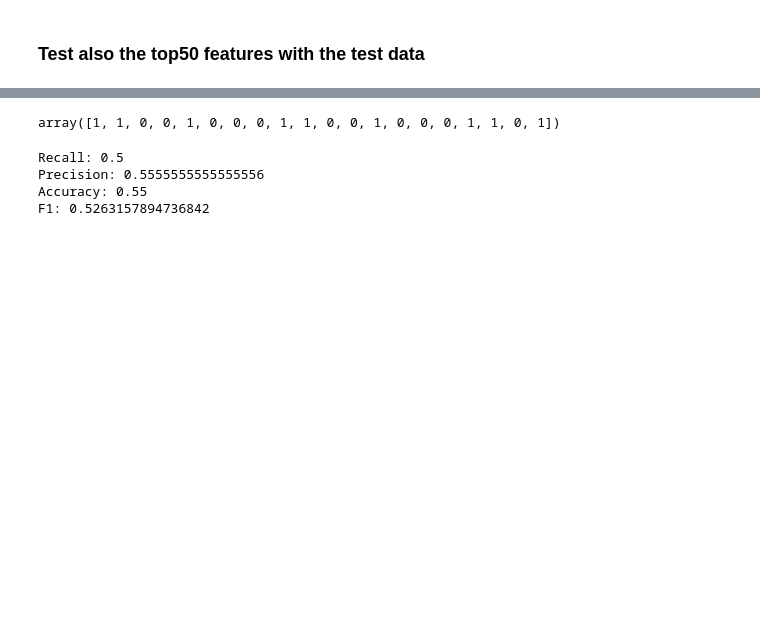
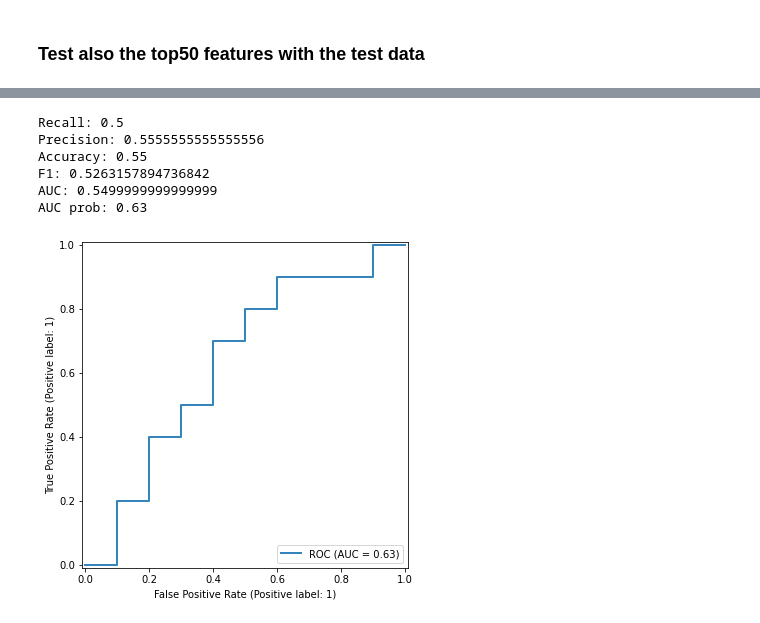
Before and after one commit to icemduru/Parkinson_Disease_Gut_Microbiota_Phage_Plasmid_Diversity_ML, a Jupyter notebook: Machine_Learning_Model/Machine_learning_prediction_model_for_GPD_relative_abundance.ipynb, the cells around one changed output, grey strips where cells are left out. Cells and saved outputs as stored; diff of their text form; code cells hidden in the pictures; blank space fills up the shorter version.

```diff
--- a/Machine_Learning_Model/Machine_learning_prediction_model_for_GPD_relative_abundance.ipynb
+++ b/Machine_Learning_Model/Machine_learning_prediction_model_for_GPD_relative_abundance.ipynb
@@ -327,5 +453,16 @@ F1: 0.8
 # %% [markdown]
 ### Test also the top50 features with the test data
+# %%
+#modify the df_transposed dataframe, so that we have only the columns of top50_names
+df_transposed_top50 = df_transposed[['sample'] + top50_names + ['condition']]
+var_names = df_transposed.columns.tolist()[1:-1]
+X_top50 = df_transposed_top50.iloc[:,1:-1]
+y_top50 = df_transposed_top50.iloc[:,-1]
+
+# the data is already normalized (we work), so we can skip normalization
+# the label vector is also binary (0: Control, 1:Parkinson), so we can skip encoding
+X_top50 = np.array(X_top50)
+y_top50 = np.array(y_top50)
 # %%
 #modify the test_set_data_t dataframe, so that we have only the columns of top50_names
 test_set_data_t_top50 = test_set_data_t[['sample'] + top50_names + ['Condition']]
@@ -340,21 +498,39 @@ y_test_top50 = np.array(y_test_top50)
 # %%
 classifier = RandomForestClassifier(max_depth=5, n_estimators=100, min_samples_split=10, random_state=6969)
 classifier.fit(X_top50,y_top50)
-preds = classifier.predict(X_test_top50)
-preds
+preds_top50 = classifier.predict(X_test_top50)
+probs_top50 = classifier.predict_proba(X_test_top50)[:, 1]
-# %% [output]
-array([1, 1, 0, 0, 1, 0, 0, 0, 1, 1, 0, 0, 1, 0, 0, 0, 1, 1, 0, 1])
 # %%
-recall_scoring = recall_score(y_test, preds)
-precision_scoring = precision_score(y_test, preds)
-accuracy_scoring = accuracy_score(y_test, preds)
-f1_scoring = f1_score(y_test, preds)
+recall_scoring = recall_score(y_test, preds_top50)
+precision_scoring = precision_score(y_test, preds_top50)
+accuracy_scoring = accuracy_score(y_test, preds_top50)
+f1_scoring = f1_score(y_test, preds_top50)
+auc_binary = roc_auc_score(y_test, preds_top50)
+auc_prob = roc_auc_score(y_test, probs_top50)
 print(f"Recall: {recall_scoring}")
 print(f"Precision: {precision_scoring}")
 print(f"Accuracy: {accuracy_scoring}")
 print(f"F1: {f1_scoring}")
+print(f"AUC: {auc_binary}")
+print(f"AUC prob: {auc_prob}")
 # %% [output]
 Recall: 0.5
 Precision: 0.5555555555555556
 Accuracy: 0.55
 F1: 0.5263157894736842
+AUC: 0.5499999999999999
+AUC prob: 0.63
+# %%
+# create figure for true positive rate false positive rate
+fig, ax = plt.subplots(figsize=(6, 6))
+viz = sklearn.metrics.RocCurveDisplay.from_estimator(
+    classifier,
+    X_test_top50,
+    y_test_top50,
+    name="ROC",
+    alpha=0.9,
+    lw=2,
+    ax=ax
+)
+# %% [output]
+[figure, added]
```
Also changed, not shown: parts of 14 cells of this notebook.
